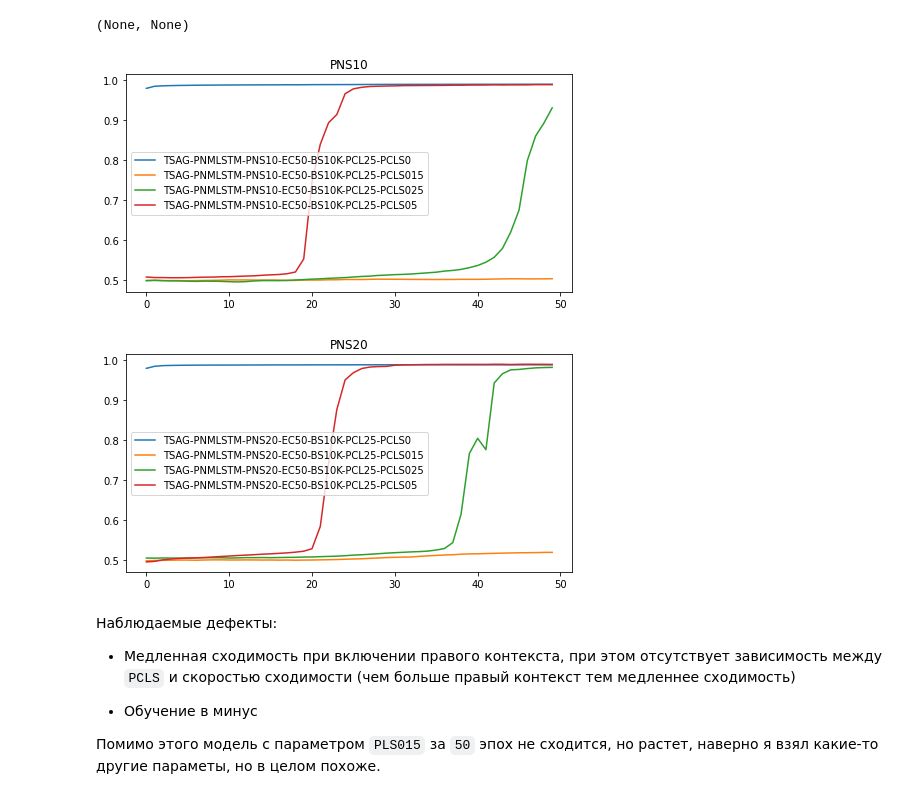
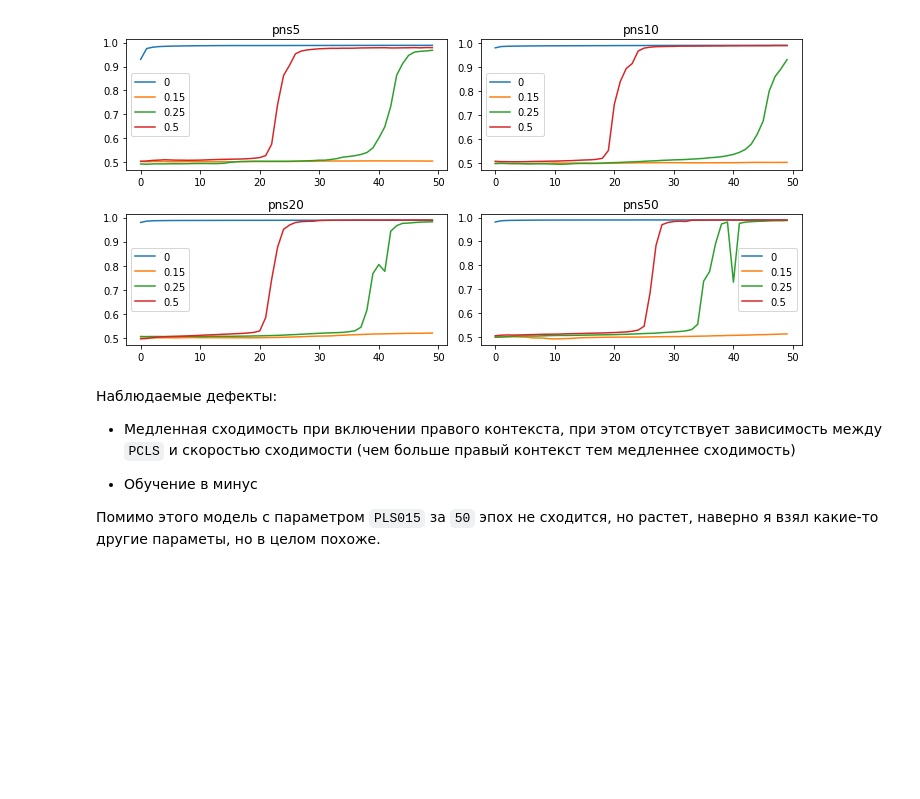
Before and after one commit to okulovsky/grammar_ru, a Jupyter notebook: notebooks/2022 Autumn/AttentionAffect.ipynb, the cells around one changed output. Drawn from its saved outputs; the diff is of its cells as text; code cells hidden in the pictures; blank space fills up the shorter version.

```diff
--- a/notebooks/2022 Autumn/AttentionAffect.ipynb
+++ b/notebooks/2022 Autumn/AttentionAffect.ipynb
@@ -72,9 +91,26 @@ def plot(pns, title):
-# %%
-plot(pns10, "PNS10"), plot(pns20, "PNS20")
-# %% [output]
-(None, None)
-[figure, removed]
-[figure, removed]
+# %%
+def plot_roc_auc_score(pns_list, pns_labels):
+
+    fig, axes = plt.subplots(2, 2, figsize=(10,5))
+    pcls = ['0', '0.15', '0.25', '0.5']
+
+    def plot_one_pns(ax, pns):
+        job_ids = list(pns.keys())
+        for i, job_id in enumerate(job_ids):
+            df = pd.DataFrame(pns[job_id]).set_index('iteration')
+            ax.plot(df.index, df.roc_auc_score_test, label=pcls[i])
+        ax.legend()
+
+    for i in range(len(pns_list)):
+        plot_one_pns(axes[i//2][i%2], pns_list[i])
+        axes[i//2][i%2].set_title(pns_labels[i])
+
+    fig.tight_layout()
+    plt.show()
+# %%
+plot_roc_auc_score([pns5, pns10, pns20, pns50], ['pns5', 'pns10', 'pns20', 'pns50'])
+# %% [output]
+[figure, added]
 # %% [markdown]
 Наблюдаемые дефекты:
 
```
Also changed, not shown: parts of 20 cells of this notebook, 11 other files.
